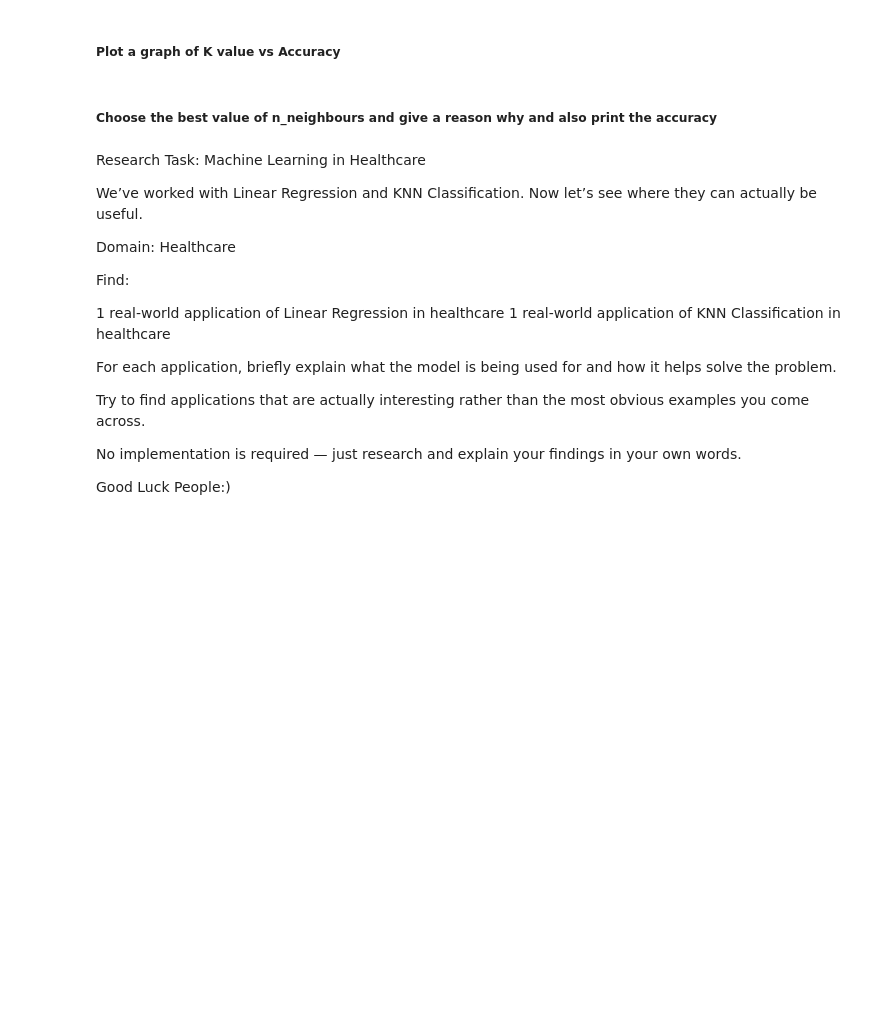
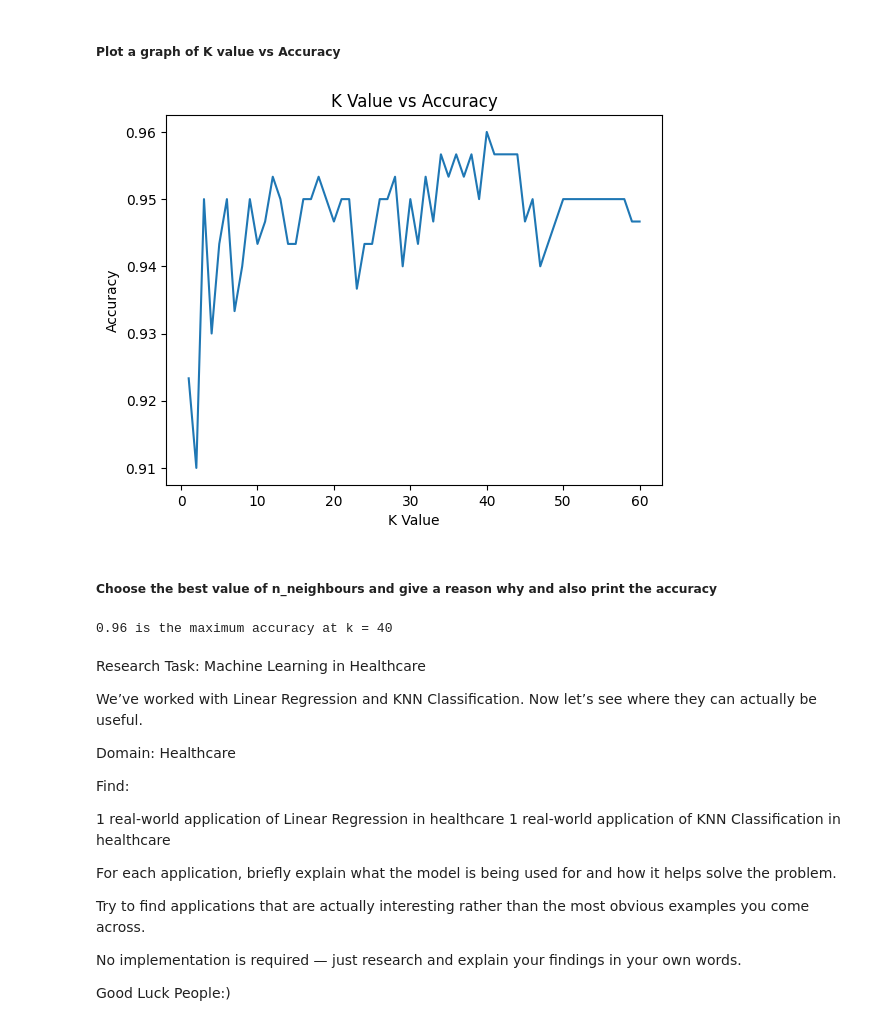
Before and after one commit to siddhigogri/SiddhiGogri_LP_Synapse26, a Jupyter notebook: Synapse Task1B.ipynb, the cells around one changed output. Drawn from its saved outputs; the diff is of its cells as text; code cells hidden in the pictures; blank space fills up the shorter version.

```diff
--- a/Synapse Task1B.ipynb
+++ b/Synapse Task1B.ipynb
@@ -100,6 +124,9 @@ Hint: y can be taken directly from the initial dataframe "df"
 **Import train_test_split function from scikit-learn**<br>
 **Create X and y train and test splits in one command using a test size of 0.3 and a random seed**<br>
 They should be called X_train, X_test, y_train, y_test
+# %%
+from sklearn.model_selection import train_test_split
+X_train, X_test, y_train, y_test = train_test_split(X, y, test_size=0.3, random_state=101)
 # %% [markdown]
 ### Model fit and training
 # %% [markdown]
@@ -109,3 +136,7 @@ Theory and implementation : https://youtu.be/wTF6vzS9fy4 <br>
 Theory: https://www.analyticsvidhya.com/blog/2018/08/k-nearest-neighbor-introduction-regression-python/
 # %% [markdown]
 **import KNeighborsClassifier from sklearn and initialize it with neighbours = 1 (more on this later) . Fit this on X_train and y_train**
+# %%
+from sklearn.neighbors import KNeighborsClassifier
+knn=KNeighborsClassifier(n_neighbors=1)
+knn.fit(X_train,y_train)
@@ -112,5 +145,7 @@ Theory: https://www.analyticsvidhya.com/blog/2018/08/k-nearest-neighbor-introduc
 # %% [markdown]
 **Using this fitted model, predict on X_test. Store these predictions in variable called pred.**
+# %%
+pred=knn.predict(X_test)
 # %% [markdown]
 **Let us check how correct these predictions are.<br>
 Print a classification report of y_test and pred**<br>
@@ -126,10 +178,31 @@ Hint: sklearn classification_report
 # %% [markdown]
 **Above, we chose n_neighbours to be equal to 1. Choosing a small value of K leads to unstable decision boundaries. <br>
 We need to select n_neighbours by calculating the accuracy for every value of n from 1 to 60 and then choosing the one which gives the highest accuracy.**
+# %%
+accuracy_list = []
+for i in range(1,61):
+  knn=KNeighborsClassifier(n_neighbors=i)
+  knn.fit(X_train,y_train)
+  pred=knn.predict(X_test)
+  accuracy_list.append(np.mean(pred == y_test))
 # %% [markdown]
 ##### **Plot a graph of K value vs Accuracy**
+# %%
+plt.plot(range(1, 61), accuracy_list)
+plt.xlabel('K Value')
+plt.ylabel('Accuracy')
+plt.title('K Value vs Accuracy')
+plt.show()
+# %% [output]
+[figure, added]
 # %% [markdown]
 ##### **Choose the best value of n_neighbours and give a reason why and also print the accuracy**
+# %%
+max_accuracy=max(accuracy_list)
+value=accuracy_list.index(max_accuracy)
+print(f"{max_accuracy} is the maximum accuracy at k = {value+1}")
+# %% [output]
+0.96 is the maximum accuracy at k = 40
 # %% [markdown]
 Research Task: Machine Learning in Healthcare
 
```
Also changed, not shown: parts of 9 cells of this notebook.
